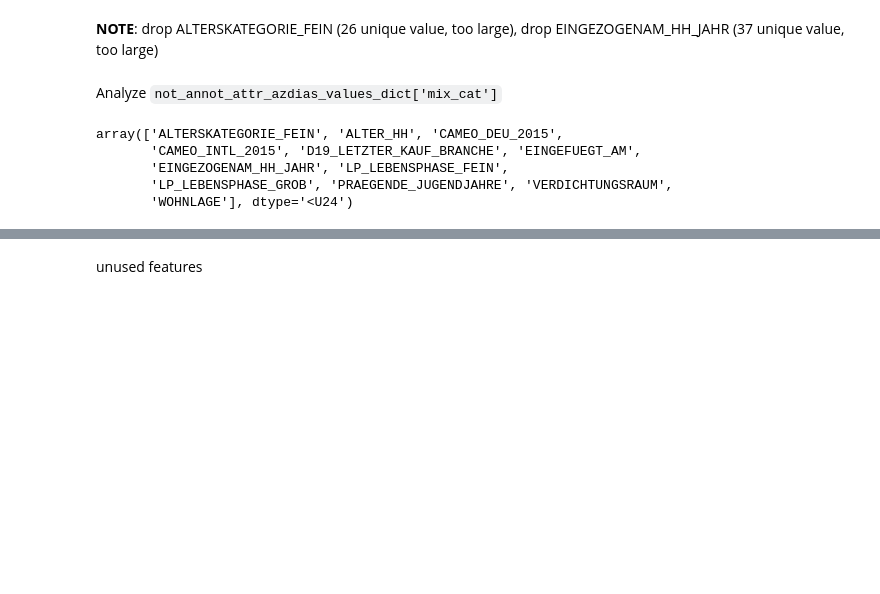
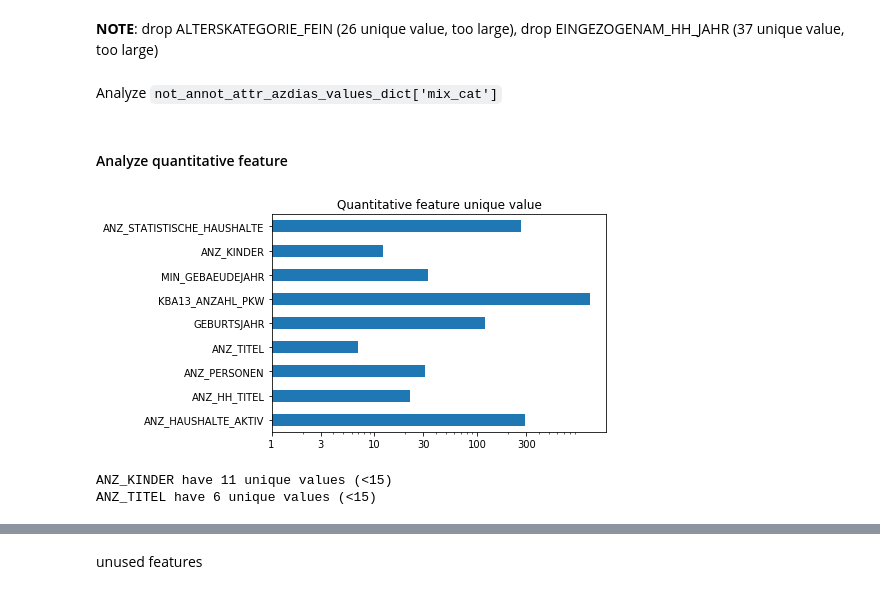
Before and after one commit to dragon7-fc/DSND-Capstone, a Jupyter notebook: Arvato Project Workbook.ipynb, the cells around one changed output, grey strips where cells are left out. Saved outputs shown, nothing was run; the diff lists cells and outputs as text; code cells hidden in the pictures; blank space fills up the shorter version.

```diff
--- a/Arvato Project Workbook.ipynb
+++ b/Arvato Project Workbook.ipynb
@@ -1673,8 +1666,18 @@ col_outlier = np.union1d(col_outlier, (['CAMEO_INTL_2015']))
-# %%
-col_outlier
-# %% [output]
-array(['ALTERSKATEGORIE_FEIN', 'ALTER_HH', 'CAMEO_DEU_2015',
-       'CAMEO_INTL_2015', 'D19_LETZTER_KAUF_BRANCHE', 'EINGEFUEGT_AM',
-       'EINGEZOGENAM_HH_JAHR', 'LP_LEBENSPHASE_FEIN',
-       'LP_LEBENSPHASE_GROB', 'PRAEGENDE_JUGENDJAHRE', 'VERDICHTUNGSRAUM',
-       'WOHNLAGE'], dtype='<U24')
+# %% [markdown]
+#### Analyze quantitative feature
+# %%
+ax = new_azdias_df[annot_attr_azdias_values_dict['num']].nunique().append(new_azdias_df[not_annot_attr_azdias_values_dict['num']].nunique()).plot.barh(log=True)
+ax.set_xticks([1, 3, 10, 30, 100, 300])
+ax.set_xticklabels(['1', '3', '10', '30', '100', '300'])
+plt.title('Quantitative feature unique value')
+plt.show()
+# %% [output]
+[figure, added]
+# %%
+for v in np.union1d(annot_attr_azdias_values_dict['num'], not_annot_attr_azdias_values_dict['num']):
+    nunique =  new_azdias_df[v].nunique()
+    if nunique < 15:
+        print('{} have {} unique values (<15)'.format(v, new_azdias_df[v].nunique()))
+# %% [output]
+ANZ_KINDER have 11 unique values (<15)
+ANZ_TITEL have 6 unique values (<15)
```
Also changed, not shown: parts of 117 cells of this notebook.
